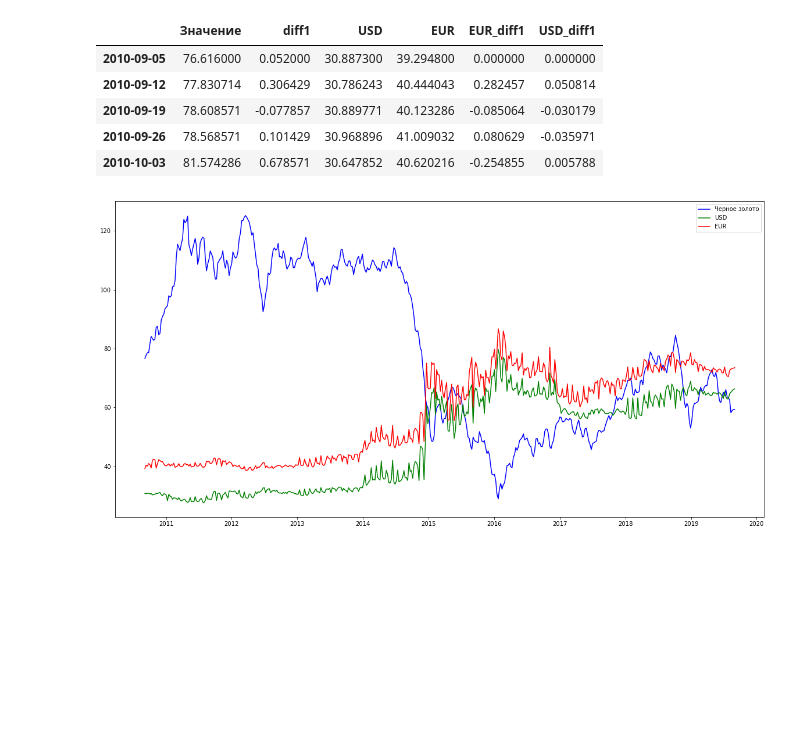
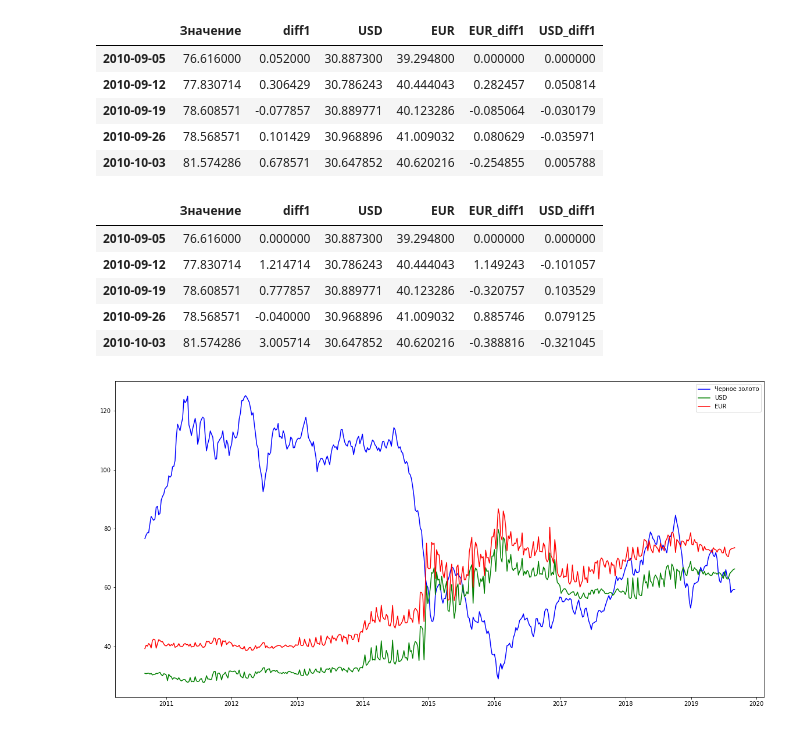
Before and after one commit to Aleksei741/Python_Lesson, a Jupyter notebook: Машинное обучение в бизнесе/Lesson_5/HomeWork_5.ipynb, the cells around one changed output. Saved outputs shown, nothing was run; the diff lists cells and outputs as text; code cells hidden in the pictures; blank space fills up the shorter version.

```diff
--- a/Машинное обучение в бизнесе/Lesson_5/HomeWork_5.ipynb
+++ b/Машинное обучение в бизнесе/Lesson_5/HomeWork_5.ipynb
@@ -360,6 +360,27 @@ brent_w.head()
 | 2010-09-19 | 78.608571 | -0.077857 | 30.889771 | 40.123286 | -0.085064 | -0.030179 |
 | 2010-09-26 | 78.568571 | 0.101429 | 30.968896 | 41.009032 | 0.080629 | -0.035971 |
 | 2010-10-03 | 81.574286 | 0.678571 | 30.647852 | 40.620216 | -0.254855 | 0.005788 |
+# %%
+diff1 = np.array(brent_w.iloc[1:,0].values - brent_w.iloc[:-1,0].values).astype('float32')
+EUR_diff1 = np.array(brent_w.iloc[1:,3].values - brent_w.iloc[:-1,3].values).astype('float32')
+USD_diff1 = np.array(brent_w.iloc[1:,2].values - brent_w.iloc[:-1,2].values).astype('float32')
+
+brent_w['diff1'] = 0.0
+brent_w['EUR_diff1'] = 0.0
+brent_w['USD_diff1'] = 0.0
+
+brent_w['diff1'].values[1:] = diff1
+brent_w['EUR_diff1'].values[1:] = EUR_diff1
+brent_w['USD_diff1'].values[1:] = USD_diff1
+
+brent_w.head()
+# %% [output]
+|  | Значение | diff1 | USD | EUR | EUR_diff1 | USD_diff1 |
+| 2010-09-05 | 76.616000 | 0.000000 | 30.887300 | 39.294800 | 0.000000 | 0.000000 |
+| 2010-09-12 | 77.830714 | 1.214714 | 30.786243 | 40.444043 | 1.149243 | -0.101057 |
+| 2010-09-19 | 78.608571 | 0.777857 | 30.889771 | 40.123286 | -0.320757 | 0.103529 |
+| 2010-09-26 | 78.568571 | -0.040000 | 30.968896 | 41.009032 | 0.885746 | 0.079125 |
+| 2010-10-03 | 81.574286 | 3.005714 | 30.647852 | 40.620216 | -0.388816 | -0.321045 |
 # %%
 plt.figure(figsize =(20,10))
 plt.plot(brent_w.index, brent_w['Значение'], 'b', label='Черное золото' )
```
Also changed, not shown: parts of 7 cells of this notebook.
